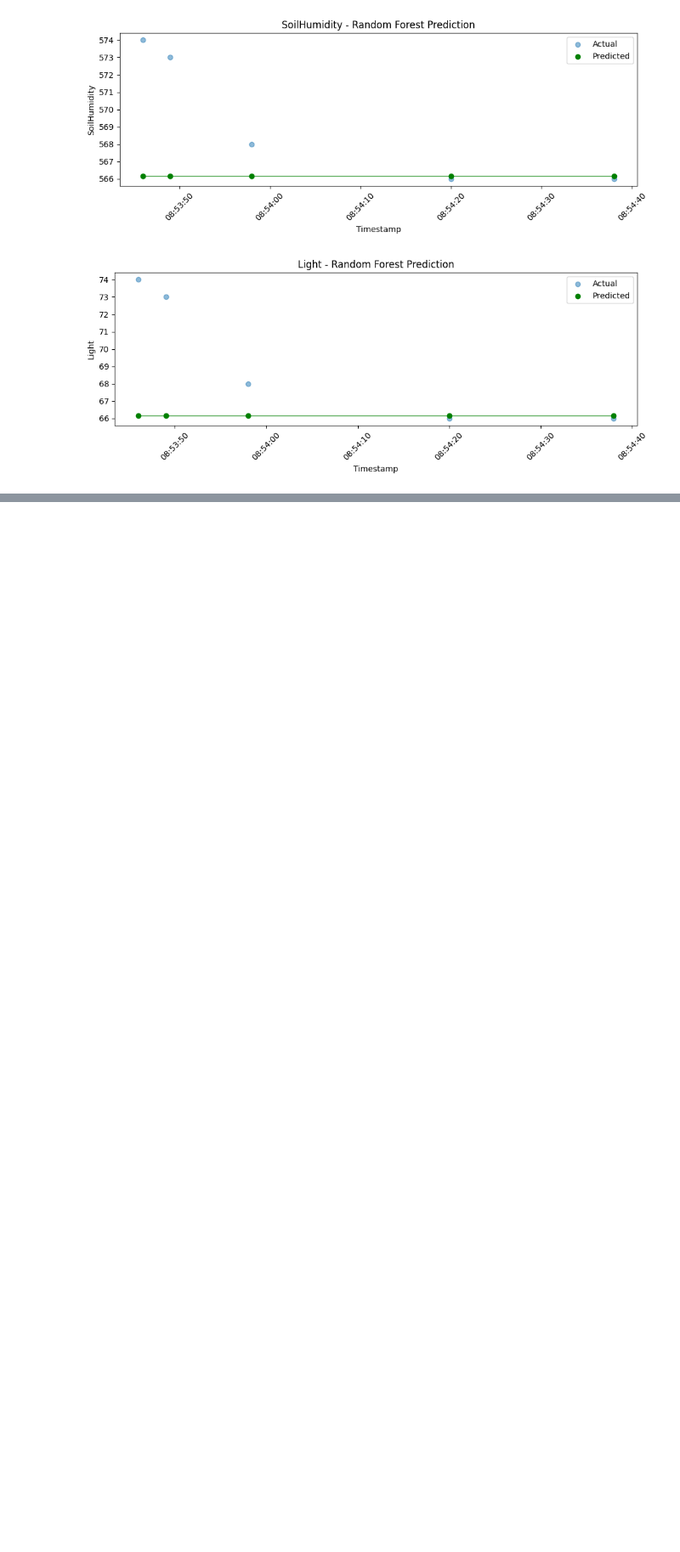
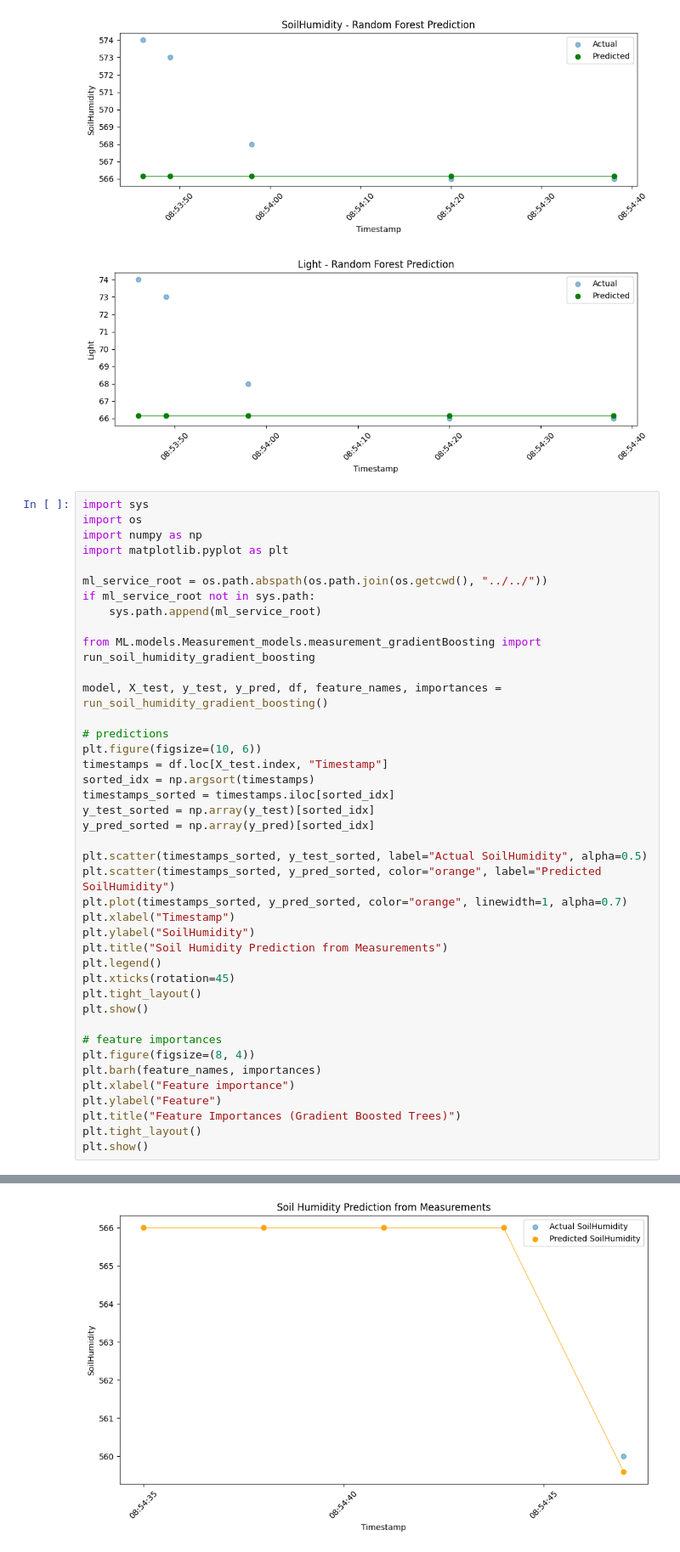
Before and after one commit to team-implant/imPlant, a Jupyter notebook: Backend/MLService/ML/predictions/measurement_prediction.ipynb, the cells around one changed output, grey strips where cells are left out. Shown at 85% size. Drawn from its saved outputs; the diff is of its cells as text; blank space fills up the shorter version.

Commit message:
gradient boosting regression in measurement for soil humidity

```diff
--- a/Backend/MLService/ML/predictions/measurement_prediction.ipynb
+++ b/Backend/MLService/ML/predictions/measurement_prediction.ipynb
@@ -35,3 +35,45 @@ MSE for each target: [2.01948392e-28 6.25000000e-02 2.22729000e+01 2.22729000e+0
 [figure]
 [figure]
 [figure]
+# %%
+import sys
+import os
+import numpy as np
+import matplotlib.pyplot as plt
+
+ml_service_root = os.path.abspath(os.path.join(os.getcwd(), "../../"))
+if ml_service_root not in sys.path:
+    sys.path.append(ml_service_root)
+
+from ML.models.Measurement_models.measurement_gradientBoosting import run_soil_humidity_gradient_boosting
+
+model, X_test, y_test, y_pred, df, feature_names, importances = run_soil_humidity_gradient_boosting()
+
+# predictions
+plt.figure(figsize=(10, 6))
+timestamps = df.loc[X_test.index, "Timestamp"]
+sorted_idx = np.argsort(timestamps)
+timestamps_sorted = timestamps.iloc[sorted_idx]
+y_test_sorted = np.array(y_test)[sorted_idx]
+y_pred_sorted = np.array(y_pred)[sorted_idx]
+
+plt.scatter(timestamps_sorted, y_test_sorted, label="Actual SoilHumidity", alpha=0.5)
+plt.scatter(timestamps_sorted, y_pred_sorted, color="orange", label="Predicted SoilHumidity")
+plt.plot(timestamps_sorted, y_pred_sorted, color="orange", linewidth=1, alpha=0.7)
+plt.xlabel("Timestamp")
+plt.ylabel("SoilHumidity")
+plt.title("Soil Humidity Prediction from Measurements")
+plt.legend()
+plt.xticks(rotation=45)
+plt.tight_layout()
+plt.show()
+
+# feature importances
+plt.figure(figsize=(8, 4))
+plt.barh(feature_names, importances)
+plt.xlabel("Feature importance")
+plt.ylabel("Feature")
+plt.title("Feature Importances (Gradient Boosted Trees)")
+plt.tight_layout()
+plt.show()
+# %% [output]
@@ -37,0 +84 @@ MSE for each target: [2.01948392e-28 6.25000000e-02 2.22729000e+01 2.22729000e+0
+[figure, added]
```
Also changed, not shown: parts of 1 cell of this notebook, 1 other file.
